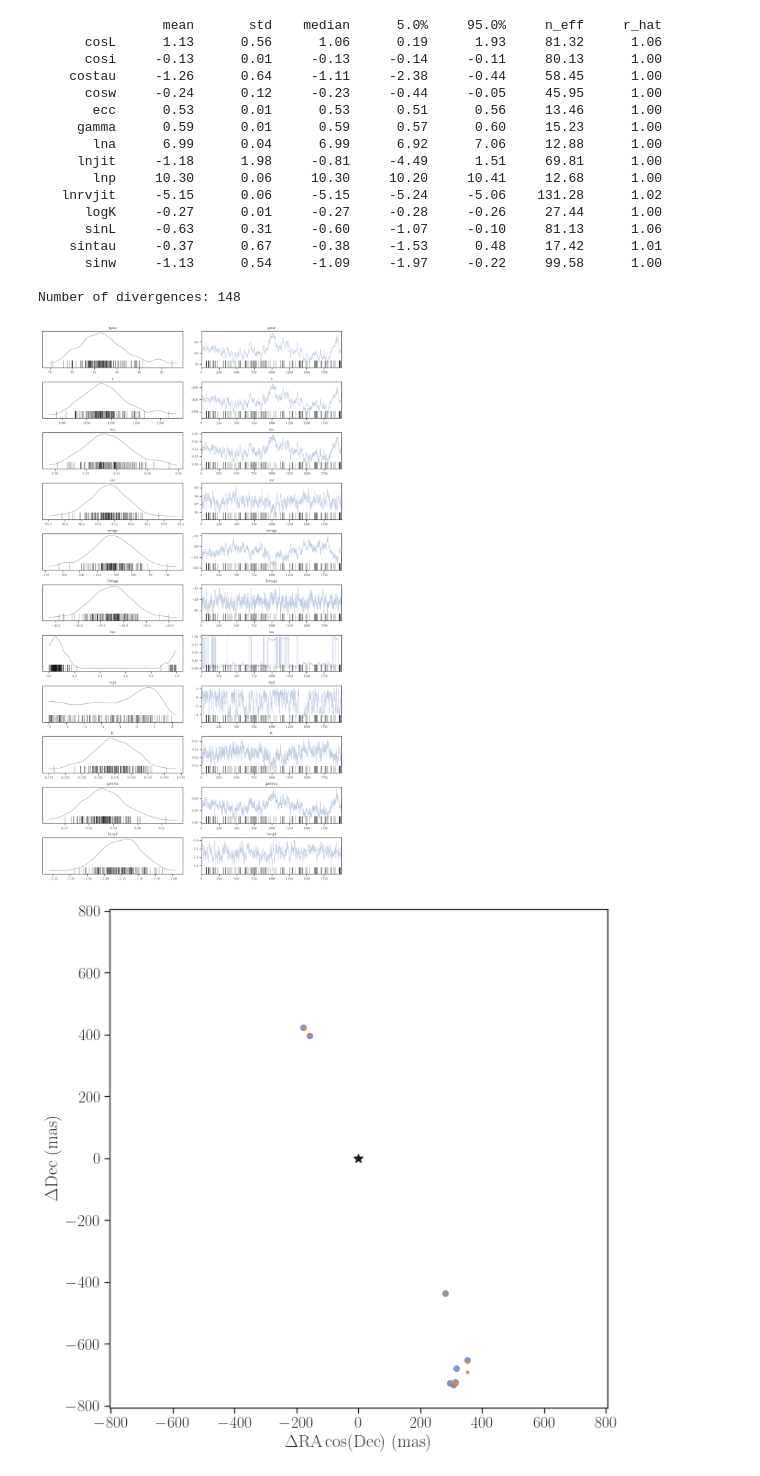
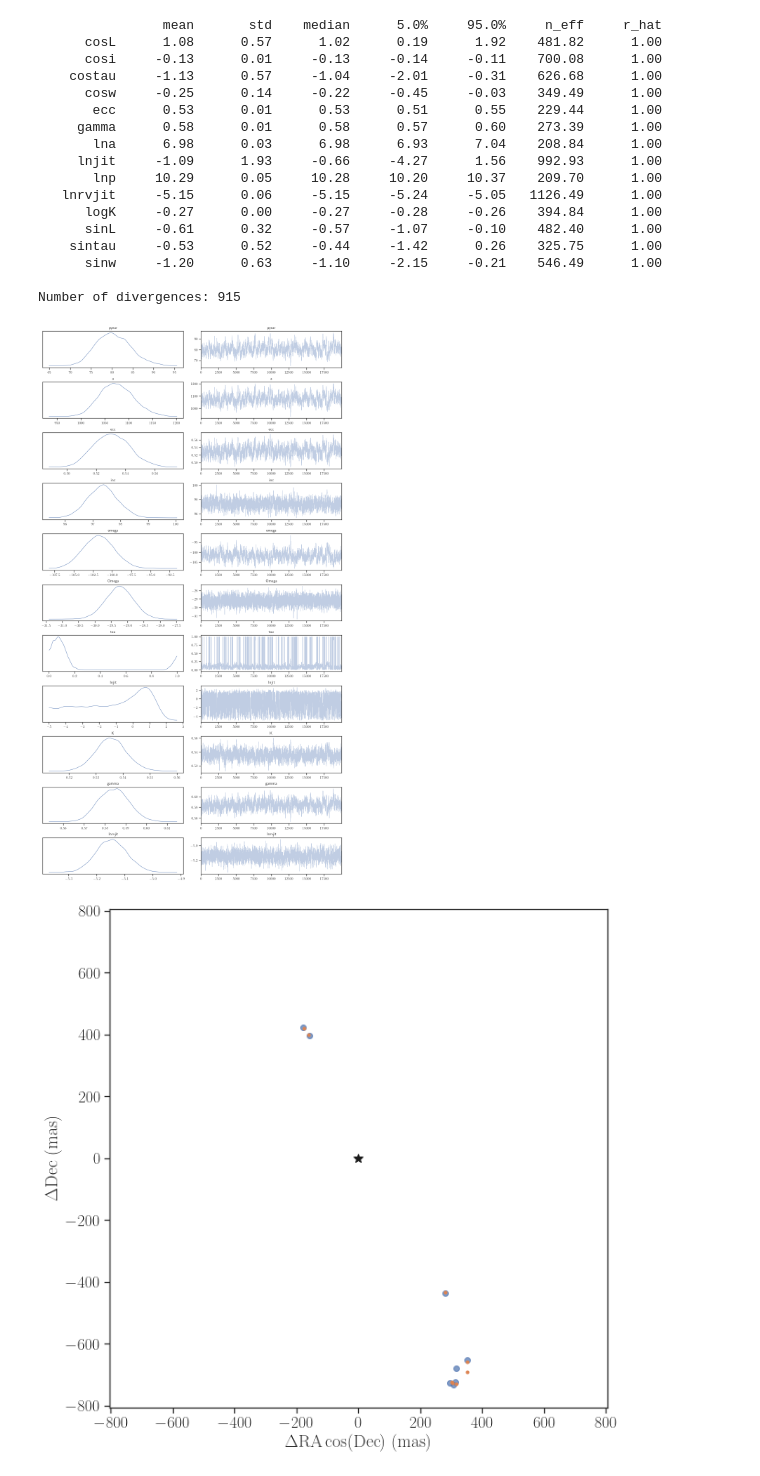
Before and after one commit to kemasuda/otofu, a Jupyter notebook: locate_companion/locate.ipynb, the cells around one changed output. Cells and saved outputs as stored; diff of their text form; code cells hidden in the pictures.

```diff
--- a/locate_companion/locate.ipynb
+++ b/locate_companion/locate.ipynb
@@ -133,10 +134,10 @@ pa *= np.pi/180.
 e_pa *= np.pi/180.
 tdense = np.arange(mjd[0]-50, mjd[-1]+50, 20) # dense time grid to make the prediction plot look nicer
 # %%
-kernel = numpyro.infer.NUTS(model, target_accept_prob=0.80)
+kernel = numpyro.infer.NUTS(model, target_accept_prob=0.90)
 # %%
-n_wm = 2000
-n_sample = 2000
+n_wm = 10000
+n_sample = 20000
 # %%
 mcmc = numpyro.infer.MCMC(kernel, num_warmup=n_wm, num_samples=n_sample)
 # %%
@@ -146,30 +147,30 @@ mcmc.run(rng_key, mjd, sep, e_sep, pa, e_pa, mjdrv, rv, e_rv, p_guess, tau_epoch
 mcmc.print_summary()
 # %% [output]
                 mean       std    median      5.0%     95.0%     n_eff     r_hat
-      cosL      1.13      0.56      1.06      0.19      1.93     81.32      1.06
-      cosi     -0.13      0.01     -0.13     -0.14     -0.11     80.13      1.00
-    costau     -1.26      0.64     -1.11     -2.38     -0.44     58.45      1.00
-      cosw     -0.24      0.12     -0.23     -0.44     -0.05     45.95      1.00
-       ecc      0.53      0.01      0.53      0.51      0.56     13.46      1.00
-     gamma      0.59      0.01      0.59      0.57      0.60     15.23      1.00
-       lna      6.99      0.04      6.99      6.92      7.06     12.88      1.00
-     lnjit     -1.18      1.98     -0.81     -4.49      1.51     69.81      1.00
-       lnp     10.30      0.06     10.30     10.20     10.41     12.68      1.00
-   lnrvjit     -5.15      0.06     -5.15     -5.24     -5.06    131.28      1.02
-      logK     -0.27      0.01     -0.27     -0.28     -0.26     27.44      1.00
-      sinL     -0.63      0.31     -0.60     -1.07     -0.10     81.13      1.06
-    sintau     -0.37      0.67     -0.38     -1.53      0.48     17.42      1.01
-      sinw     -1.13      0.54     -1.09     -1.97     -0.22     99.58      1.00
+      cosL      1.08      0.57      1.02      0.19      1.92    481.82      1.00
+      cosi     -0.13      0.01     -0.13     -0.14     -0.11    700.08      1.00
+    costau     -1.13      0.57     -1.04     -2.01     -0.31    626.68      1.00
+      cosw     -0.25      0.14     -0.22     -0.45     -0.03    349.49      1.00
+       ecc      0.53      0.01      0.53      0.51      0.55    229.44      1.00
+     gamma      0.58      0.01      0.58      0.57      0.60    273.39      1.00
+       lna      6.98      0.03      6.98      6.93      7.04    208.84      1.00
+     lnjit     -1.09      1.93     -0.66     -4.27      1.56    992.93      1.00
+       lnp     10.29      0.05     10.28     10.20     10.37    209.70      1.00
+   lnrvjit     -5.15      0.06     -5.15     -5.24     -5.05   1126.49      1.00
+      logK     -0.27      0.00     -0.27     -0.28     -0.26    394.84      1.00
+      sinL     -0.61      0.32     -0.57     -1.07     -0.10    482.40      1.00
+    sintau     -0.53      0.52     -0.44     -1.42      0.26    325.75      1.00
+      sinw     -1.20      0.63     -1.10     -2.15     -0.21    546.49      1.00
 
-Number of divergences: 148
+Number of divergences: 915
 # %%
 keys = ["pyear", "a", "ecc", "inc", "omega", "Omega", "tau", "lnjit", "K", "gamma", "lnrvjit"]
 labels = ["$P$ $(\mathrm{yr})$", "$a$ $(\mathrm{mas})$", "$e$", "$i$ $(\mathrm{deg})$", "$\omega$ $(\mathrm{deg})$", "$\Omega$ $(\mathrm{deg})$", r"$\tau$", "$\ln \sigma$ $(\mathrm{mas})$",  "$K$ (km/s)", "$\gamma$ (km/s)", "$\ln\sigma_\mathrm{RV}$ (km/s)"]
 # %%
 import arviz
-fig = arviz.plot_trace(mcmc, var_names=keys)
+fig = arviz.plot_trace(mcmc, var_names=keys, divergences=None)
 # %% [output]
-[figure, old version]
+[figure, new version]
 # %%
 s = mcmc.get_samples()
 # %%
```
Also changed, not shown: parts of 5 cells of this notebook, 4 other files.
